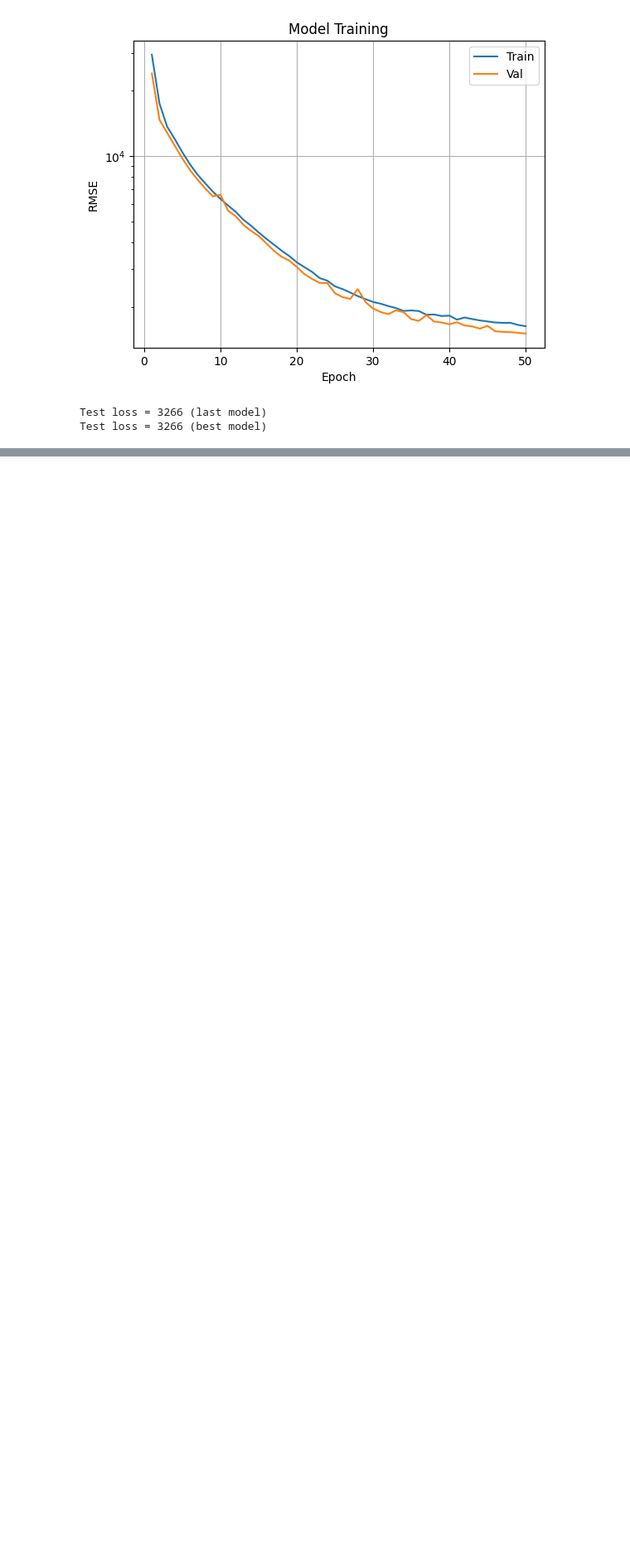
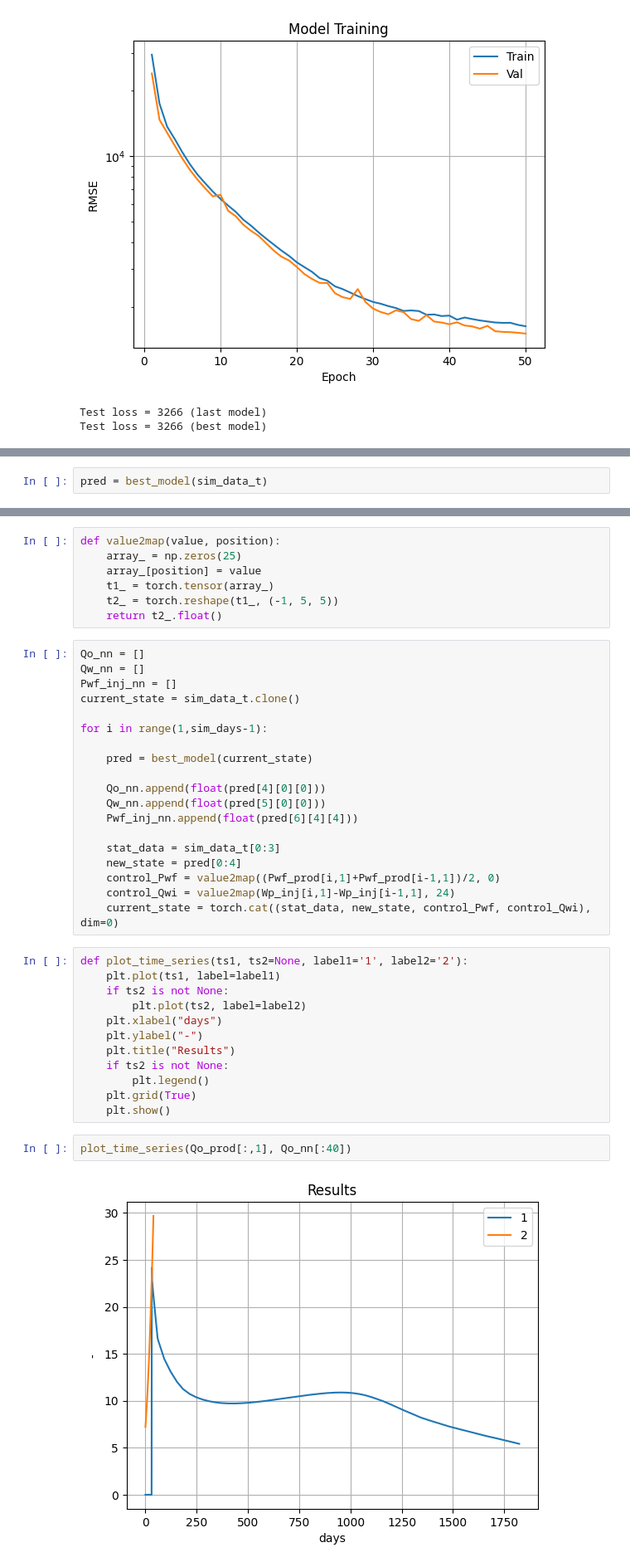
Before and after one commit to TiagoCAAmorim/SimModels, a Jupyter notebook: graph_nn/build_rnn.ipynb, the cells around one changed output, grey strips where cells are left out. Shown: that part at 83% size. Drawn from its saved outputs; the diff is of its cells as text; blank space fills up the shorter version.

```diff
--- a/graph_nn/build_rnn.ipynb
+++ b/graph_nn/build_rnn.ipynb
@@ -360,0 +422,2 @@ Test loss = 3266 (best model)
+# %%
+pred = best_model(sim_data_t)
@@ -360,0 +440,42 @@ Test loss = 3266 (best model)
+# %%
+def value2map(value, position):
+    array_ = np.zeros(25)
+    array_[position] = value
+    t1_ = torch.tensor(array_)
+    t2_ = torch.reshape(t1_, (-1, 5, 5))
+    return t2_.float()
+# %%
+Qo_nn = []
+Qw_nn = []
+Pwf_inj_nn = []
+current_state = sim_data_t.clone()
+
+for i in range(1,sim_days-1):
+
+    pred = best_model(current_state)
+
+    Qo_nn.append(float(pred[4][0][0]))
+    Qw_nn.append(float(pred[5][0][0]))
+    Pwf_inj_nn.append(float(pred[6][4][4]))
+
+    stat_data = sim_data_t[0:3]
+    new_state = pred[0:4]
+    control_Pwf = value2map((Pwf_prod[i,1]+Pwf_prod[i-1,1])/2, 0)
+    control_Qwi = value2map(Wp_inj[i,1]-Wp_inj[i-1,1], 24)
+    current_state = torch.cat((stat_data, new_state, control_Pwf, control_Qwi), dim=0)
+# %%
+def plot_time_series(ts1, ts2=None, label1='1', label2='2'):
+    plt.plot(ts1, label=label1)
+    if ts2 is not None:
+        plt.plot(ts2, label=label2)
+    plt.xlabel("days")
+    plt.ylabel("-")
+    plt.title("Results")
+    if ts2 is not None:
+        plt.legend()
+    plt.grid(True)
+    plt.show()
+# %%
+plot_time_series(Qo_prod[:,1], Qo_nn[:40])
+# %% [output]
+[figure, added]
```
Also changed, not shown: parts of 12 cells of this notebook.
